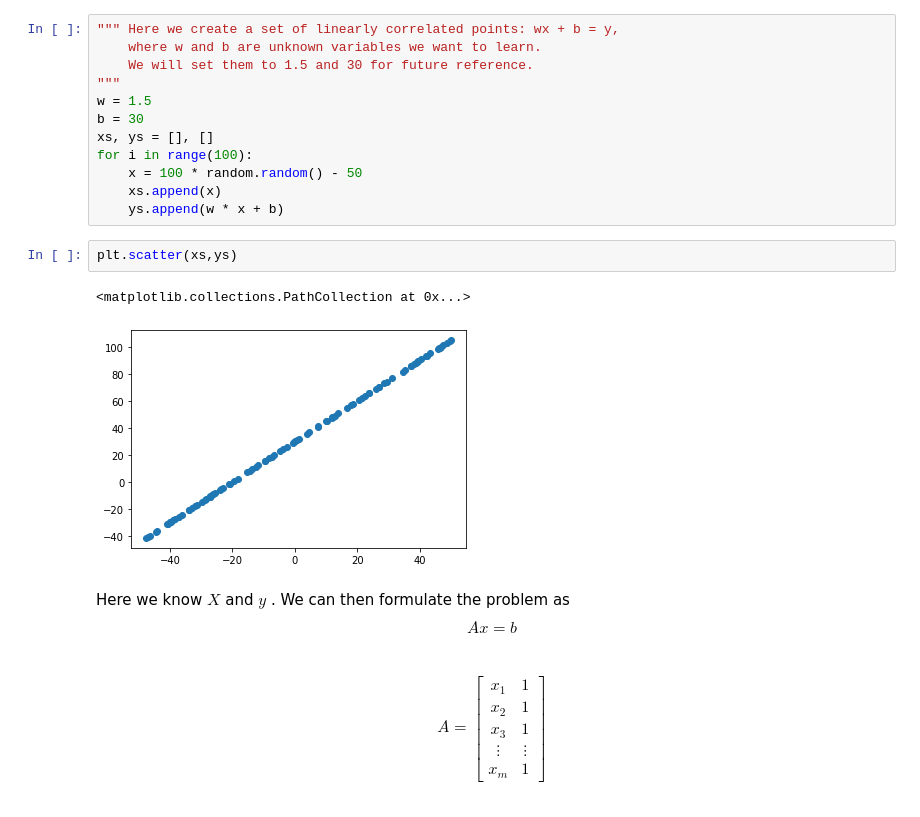
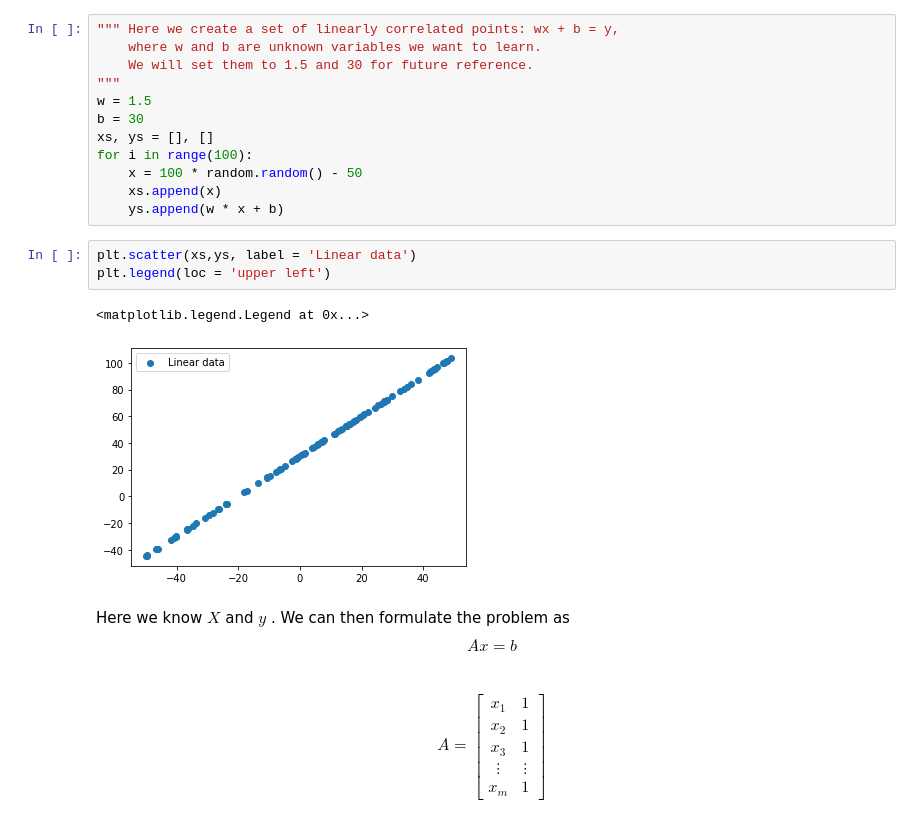
Before and after one commit to OscarXZQ/BaggingTutorial, a Jupyter notebook: Bagging_solution.ipynb, the cells around one changed output. Cells and saved outputs as stored; diff of their text form.

```diff
--- a/Bagging_solution.ipynb
+++ b/Bagging_solution.ipynb
@@ -68,10 +68,11 @@ for i in range(100):
     xs.append(x)
     ys.append(w * x + b)
 # %%
-plt.scatter(xs,ys)
+plt.scatter(xs,ys, label = 'Linear data')
+plt.legend(loc = 'upper left')
 # %% [output]
-<matplotlib.collections.PathCollection at 0x...>
+<matplotlib.legend.Legend at 0x...>
-[figure, old version]
+[figure, new version]
 # %% [markdown]
 Here we know $X$ and $y$ . We can then formulate the problem as $$Ax = b$$
 $$A = \begin{bmatrix}
```
Also changed, not shown: parts of 23 cells of this notebook.
